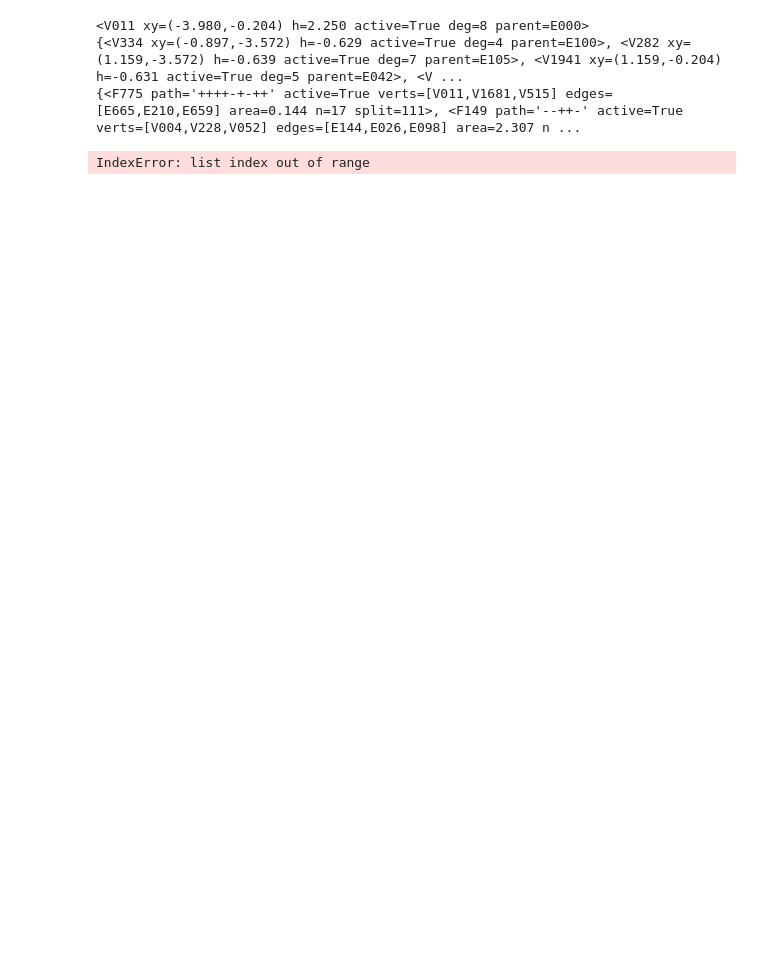
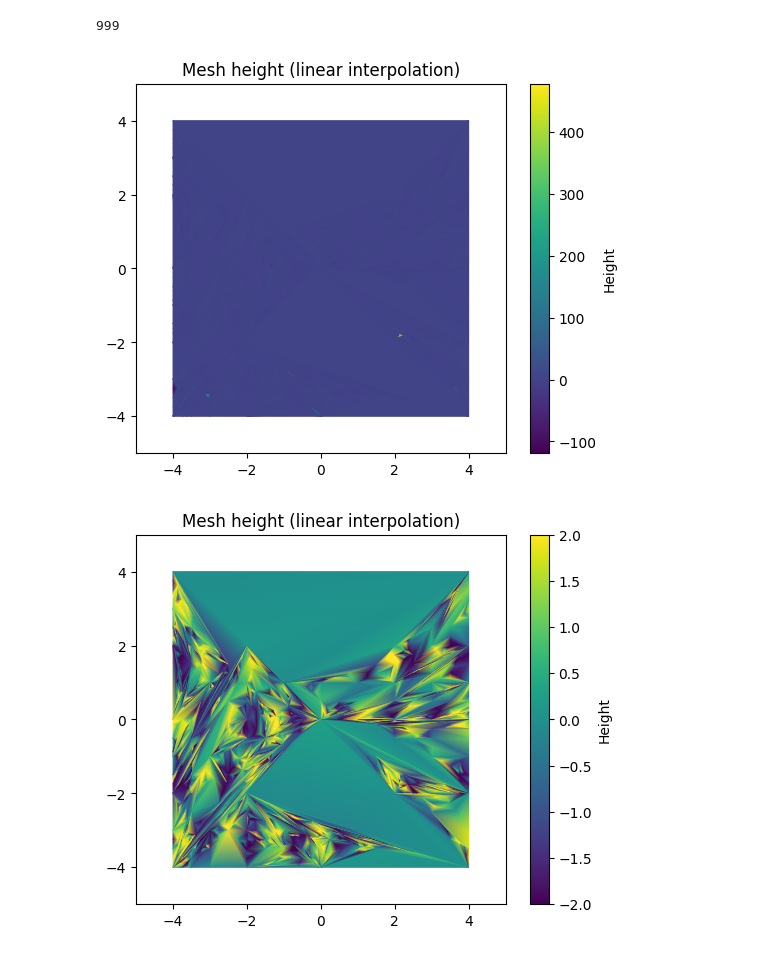
Before and after one commit to sbabichenko/Decision-Mesh, a Jupyter notebook: Mesh Tester.ipynb, the cells around one changed output. Cells and saved outputs as stored; diff of their text form; code cells hidden in the pictures; blank space fills up the shorter version.

```diff
--- a/Mesh Tester.ipynb
+++ b/Mesh Tester.ipynb
@@ -312,5 +291,0 @@ for mid in list(mesh.vertices):
-# %%
-for i in range(100):
-    mesh.update_best_vertex()
-
-mesh.plot_height()
@@ -319,2 +291,0 @@ mesh.plot_height()
-# %%
-vert, _ = mesh.update_best_vertex()
@@ -342,20 +291,0 @@ for vertex in mesh.vertices:
-# %%
-mid = mesh.outer_edges['left'].midpoint
-print(mid)
-neighborhood, extended, faces = mid.get_simulated_faces()
-print(extended)
-print(faces)
-
-# for i in range(20):
-#     mid = list(mesh.midpoints)[0]
-#     mid.activate()
-# mesh.plot_height()
-# %% [output]
-<V011 xy=(-3.980,-0.204) h=2.250 active=True deg=8 parent=E000>
-{<V334 xy=(-0.897,-3.572) h=-0.629 active=True deg=4 parent=E100>, <V282 xy=(1.159,-3.572) h=-0.639 active=True deg=7 parent=E105>, <V1941 xy=(1.159,-0.204) h=-0.631 active=True deg=5 parent=E042>, <V ...
-{<F775 path='++++-+-++' active=True verts=[V011,V1681,V515] edges=[E665,E210,E659] area=0.144 n=17 split=111>, <F149 path='--++-' active=True verts=[V004,V228,V052] edges=[E144,E026,E098] area=2.307 n ...
-# %%
-mid = list(mesh.midpoints)[1]
-mid
-# %% [output]
-IndexError: list index out of range
@@ -369,0 +292,12 @@ mesh.outer_vertices['top_left'].height
+# %%
+for i in range(1000):
+    print(f'\r{i}', end='', flush=True)
+    mesh.update_best_vertex(random = 0.1)
+
+mesh.plot_height()
+mesh.plot_height(vmax_abs = 2)
+mesh.plot_height(vmax_abs = 2, draw_edges = True)
+# %% [output]
+999
+[figure, added]
+[figure, added]
```
Also changed, not shown: parts of 13 cells of this notebook, 1 other file.
